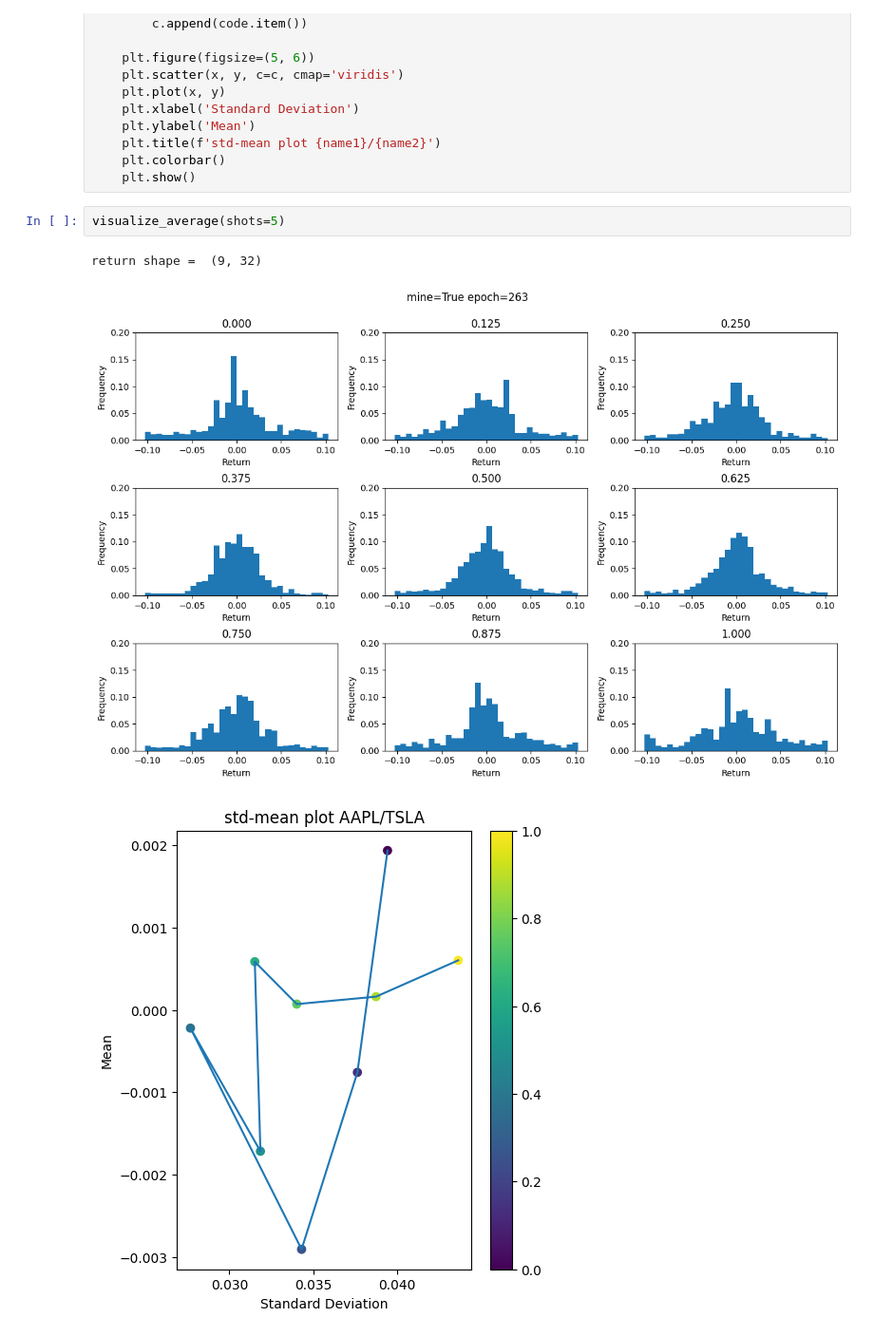
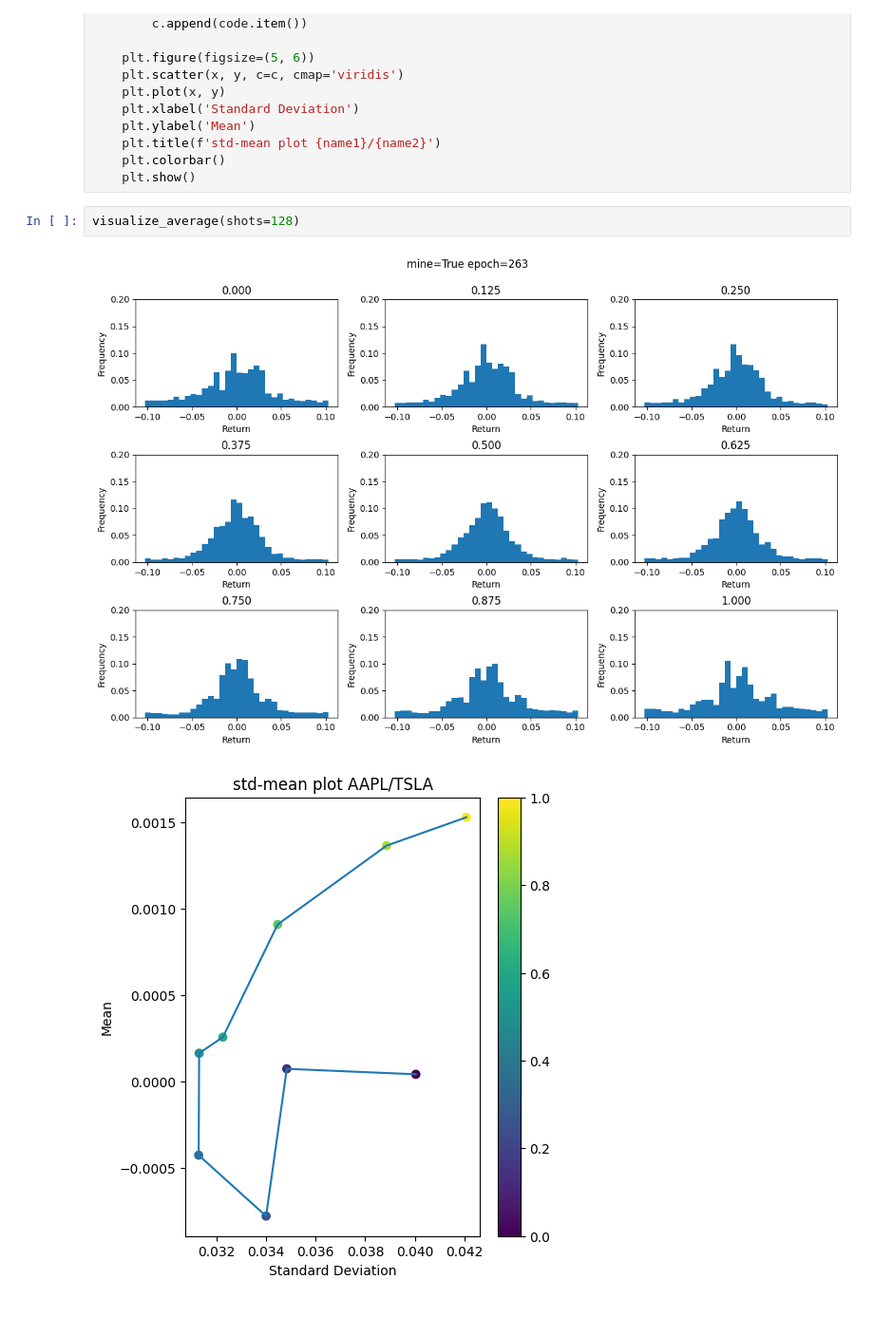
Before and after one commit to red1108/infoQGAN-outdated-, a Jupyter notebook: infoQGAN_portfolio/eval.ipynb, the cells around one changed output. Shown at 95% size. Cells and saved outputs as stored; diff of their text form.

```diff
--- a/infoQGAN_portfolio/eval.ipynb
+++ b/infoQGAN_portfolio/eval.ipynb
@@ -283,10 +284,9 @@ def visualize_std_mean(codes: list[float], shots=128):
     plt.colorbar()
     plt.show()
 # %%
-visualize_average(shots=5)
+visualize_average(shots=128)
 # %% [output]
-return shape =  (9, 32)
-[figure, old version]
+[figure, new version]
-[figure, old version]
+[figure, new version]
 # %%
 visualize_std_mean(np.linspace(0, 1, 20), shots=256)
```
Also changed, not shown: parts of 2 cells of this notebook, 1 other file.
